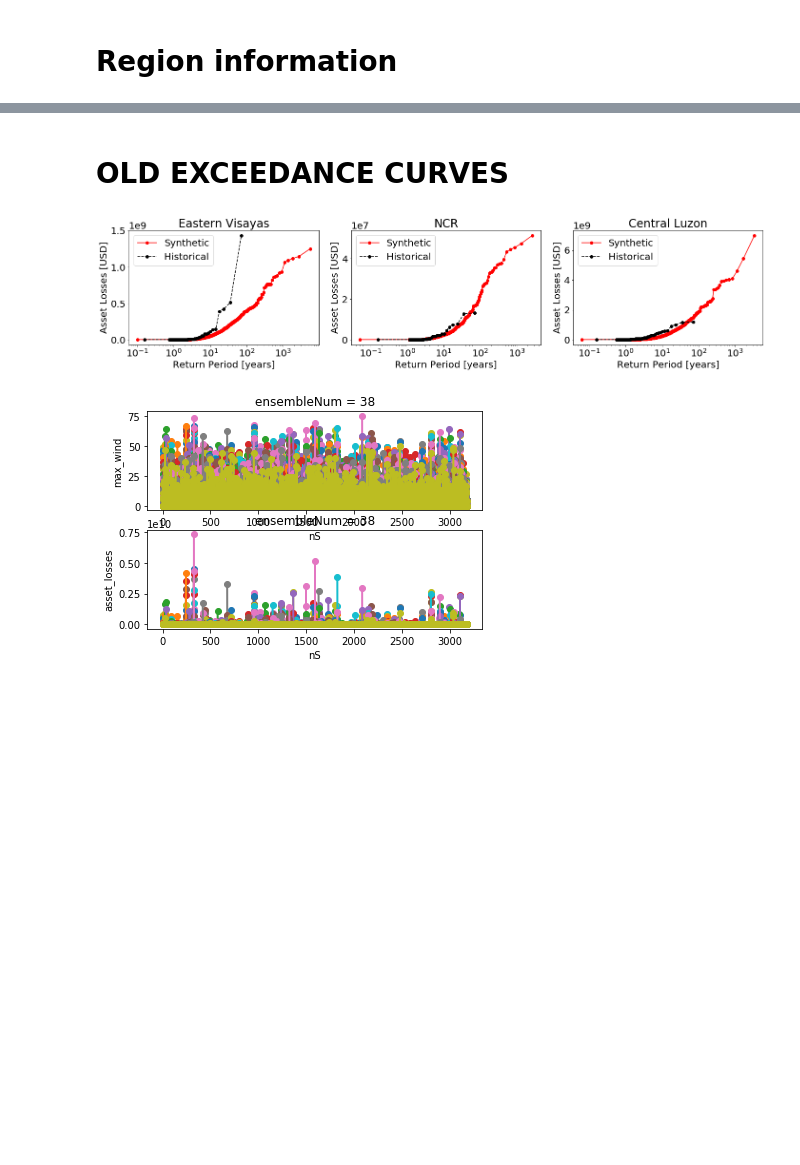
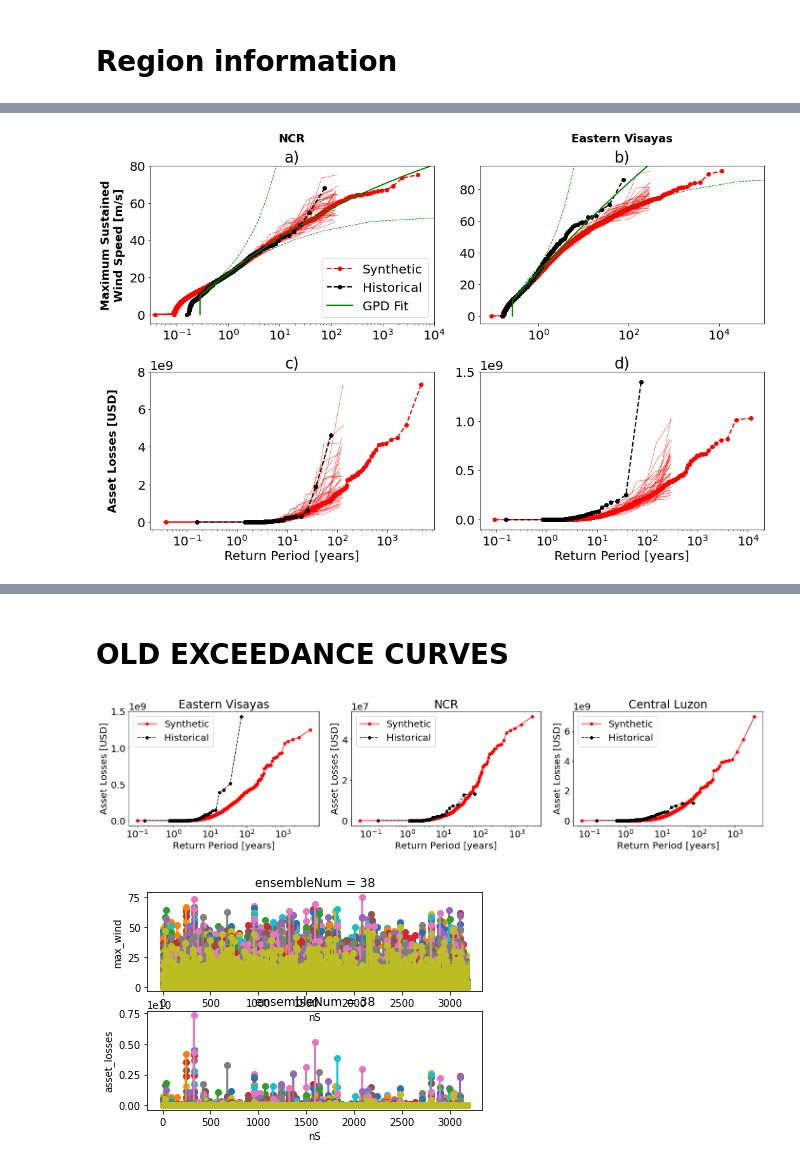
Before and after one commit to janewbaldwin/TC_Risk_WorldBank, a Jupyter notebook: ASSET_LOSSES/exceedance_curves.ipynb, the cells around one changed output, grey strips where cells are left out. Drawn from its saved outputs; the diff is of its cells as text; code cells hidden in the pictures; blank space fills up the shorter version.

Commit message:
updated exceedance curves for paper revisions

```diff
--- a/ASSET_LOSSES/exceedance_curves.ipynb
+++ b/ASSET_LOSSES/exceedance_curves.ipynb
@@ -45,0 +97,19 @@ for reg in regions_sel:
+# %%
+%%time
+# Calculate GPD fits for wind data
+n_samples = 1000
+ci = 0.05
+thres = 10 # cut off at threshold of 10 m/s for GPD fit
+
+# Wind values to calculate return periods for
+x_wind = {}
+x_wind['NCR'] = np.arange(0,110,5)
+x_wind['Eastern Visayas'] = np.arange(0,110,5)
+
+rp0 = {}
+ci_u  = {}
+ci_l = {}
+for reg in ['NCR','Eastern Visayas']:
+    data0 = wind_hist[reg].values
+    data = data0[data0>thres]
+    rp0[reg], ci_u[reg], ci_l[reg] = gpd_confidence_interval(x_wind[reg],data,dyear_hist[reg],n_samples,ci)
@@ -45,0 +140,72 @@ for reg in regions_sel:
+# %%
+fig = plt.figure(figsize=(15, 10))
+plt.rcParams.update({'font.size': 20})
+
+ax = plt.subplot(221)
+reg = 'NCR'
+for i in np.arange(0,wind[reg].ensembleNum.max().values,1):
+    exceedance(wind[reg].sel(ensembleNum=i),dyear[reg].sel(ensembleNum=i).values,'r-','','',0.5)
+exceedance(wind[reg].values.ravel(),dyear[reg].sum(dim='ensembleNum').values,'r--','o','Synthetic',2)
+exceedance(wind_hist[reg],dyear_hist[reg],'k--','o','Historical',2)
+ax.semilogx(rp0[reg], x_wind[reg], 'g', lw=2, label = 'GPD Fit')
+ax.semilogx(ci_u[reg], x_wind[reg], 'g--', lw=1)
+ax.semilogx(ci_l[reg], x_wind[reg], 'g--', lw=1)
+plt.title('a)')
+#plt.xlabel('Return Period [years]')
+#plt.ylabel('Maximum Sustained Wind Speed\n[m/s]',fontsize = 16)
+plt.legend()
+ax.text(0.5,1.15,'NCR',fontsize=18,transform=ax.transAxes,fontweight='bold',horizontalalignment='center')
+ax.text(-0.13,0.5,'Maximum Sustained\nWind Speed [m/s]',fontsize=18,transform=ax.transAxes,fontweight='bold',verticalalignment='center',rotation='vertical',horizontalalignment='center')
+plt.ylim([-5,80])
+plt.xlim([0.03,1e4])
+
+ax = plt.subplot(222)
+reg = 'Eastern Visayas'
+for i in np.arange(0,wind[reg].ensembleNum.max().values,1):
+    exceedance(wind[reg].sel(ensembleNum=i),dyear[reg].sel(ensembleNum=i).values,'r-','','',0.5)
+exceedance(wind[reg].values.ravel(),dyear[reg].sum(dim='ensembleNum').values,'r--','o','Synthetic',2)
+exceedance(wind_hist[reg],dyear_hist[reg],'k--','o','Historical',2)
+ax.semilogx(rp0[reg], x_wind[reg], 'g', lw=2)
+ax.semilogx(ci_u[reg], x_wind[reg], 'g--', lw=1)
+ax.semilogx(ci_l[reg], x_wind[reg], 'g--', lw=1)
+plt.title('b)' )
+#plt.xlabel('Return Period [years]')
+#plt.ylabel('Maximum Sustained Wind Speed\n[m/s]',fontsize = 16)
+ax.text(0.5,1.15,'Eastern Visayas',fontsize=18,transform=ax.transAxes,fontweight='bold',horizontalalignment='center')
+plt.ylim([-5,95])
+plt.xlim([0.05,1e5])
+
+ax = plt.subplot(223)
+reg = 'NCR'
+for i in np.arange(0,asset[reg].ensembleNum.max().values,1):
+    exceedance(asset[reg].sel(ensembleNum=i),dyear[reg].sel(ensembleNum=i).values,'r-','','',0.5)
+exceedance(asset[reg].values.ravel(),dyear[reg].sum(dim='ensembleNum').values,'r--','o','Synthetic',2)
+exceedance(asset_hist[reg],dyear_hist[reg],'k--','o','Historical',2)
+# ax.semilogx(rp0_asset[reg], x_asset[reg], 'g', lw=2)
+# ax.semilogx(ci_u_asset[reg], x_asset[reg], 'g--', lw=1)
+# ax.semilogx(ci_l_asset[reg], x_asset[reg], 'g--', lw=1)
+plt.title('c)')
+plt.xlabel('Return Period [years]')
+#plt.ylabel('Asset Losses [USD]')
+ax.text(-0.13,0.5,'Asset Losses [USD]',fontsize=18,transform=ax.transAxes,fontweight='bold',verticalalignment='center',rotation='vertical',horizontalalignment='center')
+plt.ylim([-4e8,8e9])
+
+ax = plt.subplot(224)
+reg = 'Eastern Visayas'
+for i in np.arange(0,asset[reg].ensembleNum.max().values,1):
+    exceedance(asset[reg].sel(ensembleNum=i),dyear[reg].sel(ensembleNum=i).values,'r-','','',0.5)
+exceedance(asset[reg].values.ravel(),dyear[reg].sum(dim='ensembleNum').values,'r--','o','Synthetic',2)
+exceedance(asset_hist[reg],dyear_hist[reg],'k--','o','Historical',2)
+# ax.semilogx(rp0_asset[reg], x_asset[reg], 'g', lw=2)
+# ax.semilogx(ci_u_asset[reg], x_asset[reg], 'g--', lw=1)
+# ax.semilogx(ci_l_asset[reg], x_asset[reg], 'g--', lw=1)
+plt.title('d)')
+plt.xlabel('Return Period [years]')
+#plt.ylabel('Asset Losses [USD]')
+plt.ylim([-1e8,1.5e9])
+
+plt.tight_layout()
+plt.savefig('FIGURES/exceedance_curves.png',dpi=600)
+# plt.savefig('FIGURES/exceedance_curves.pdf')
+# %% [output]
+[figure, added]
```
Also changed, not shown: parts of 22 cells of this notebook.
